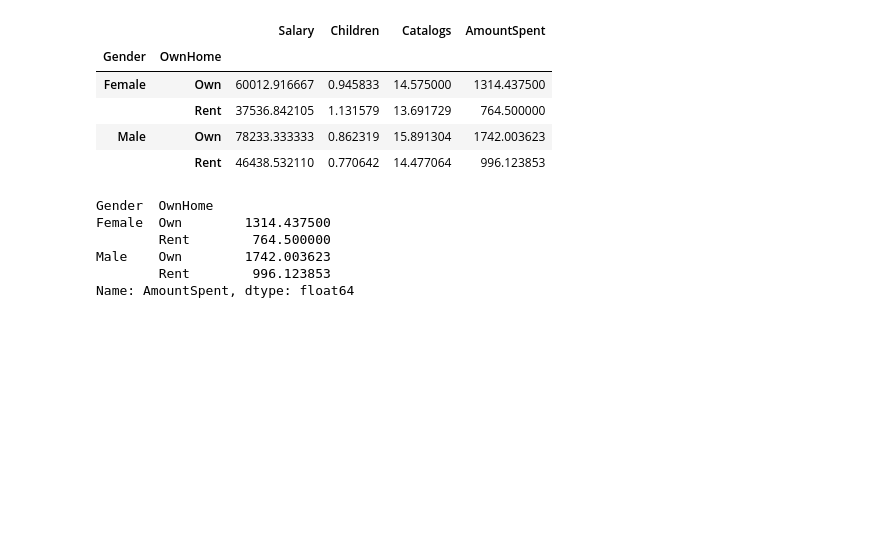
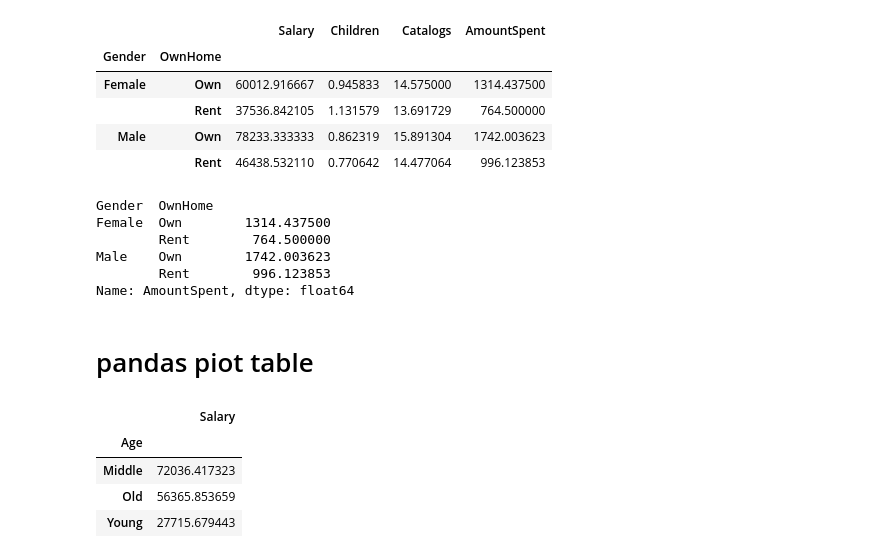
Before and after one commit to kshirsagarsiddharth/manipal_data_science, a Jupyter notebook: pandas_manipal.ipynb, the cells around one changed output. Cells and saved outputs as stored; diff of their text form; code cells hidden in the pictures; blank space fills up the shorter version.

```diff
--- a/pandas_manipal.ipynb
+++ b/pandas_manipal.ipynb
@@ -977,3 +977,5 @@ Female  Own        1314.437500
 Male    Own        1742.003623
         Rent        996.123853
 Name: AmountSpent, dtype: float64
+# %% [markdown]
+# pandas piot table
@@ -979,0 +987,8 @@ Name: AmountSpent, dtype: float64
+# %%
+df.pivot_table('Salary','Age')
+# %% [output]
+|  | Salary |
+| Age |  |
+| Middle | 72036.417323 |
+| Old | 56365.853659 |
+| Young | 27715.679443 |
```
Also changed, not shown: parts of 13 cells of this notebook.
